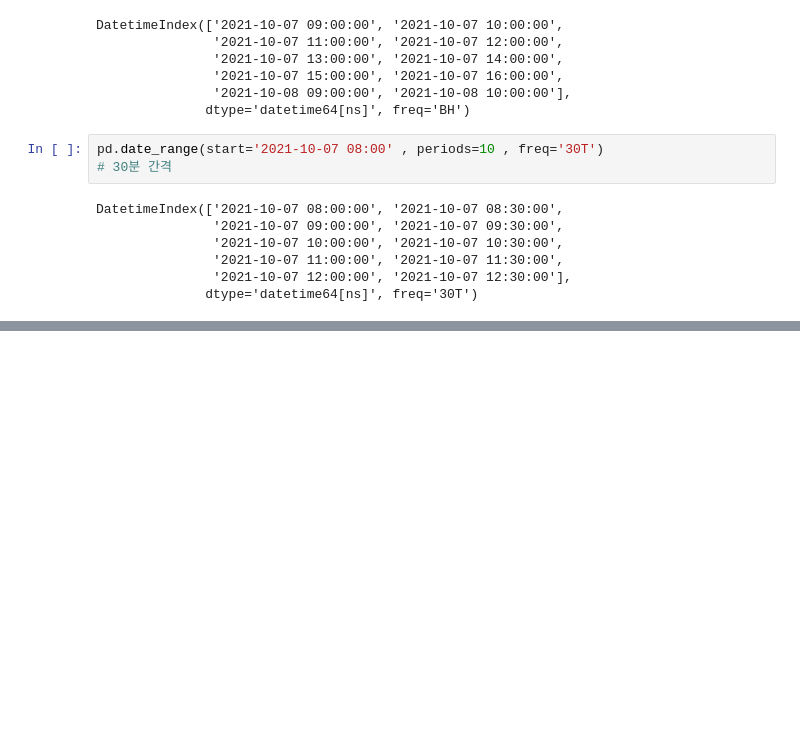
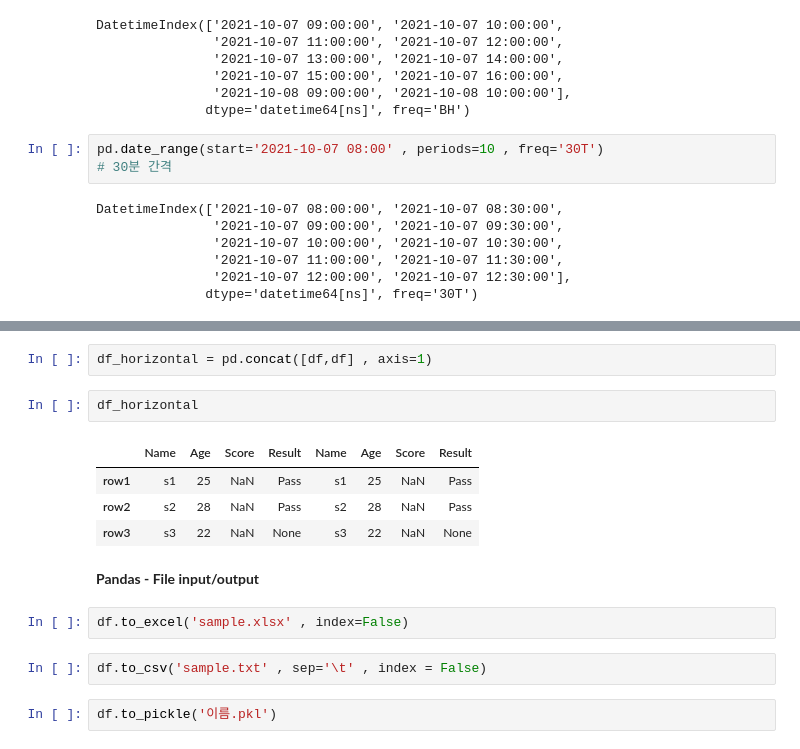
Before and after one commit to bglepark/TIL, a Jupyter notebook: Python/Pandas/2_Pandas.ipynb, the cells around one changed output, grey strips where cells are left out. Drawn from its saved outputs; the diff is of its cells as text; blank space fills up the shorter version.

```diff
--- a/Python/Pandas/2_Pandas.ipynb
+++ b/Python/Pandas/2_Pandas.ipynb
@@ -901,0 +1293,17 @@ DatetimeIndex(['2021-10-07 08:00:00', '2021-10-07 08:30:00',
+# %%
+df_horizontal = pd.concat([df,df] , axis=1)
+# %%
+df_horizontal
+# %% [output]
+|  | Name | Age | Score | Result | Name | Age | Score | Result |
+| row1 | s1 | 25 | NaN | Pass | s1 | 25 | NaN | Pass |
+| row2 | s2 | 28 | NaN | Pass | s2 | 28 | NaN | Pass |
+| row3 | s3 | 22 | NaN | None | s3 | 22 | NaN | None |
+# %% [markdown]
+**Pandas - File input/output**
+# %%
+df.to_excel('sample.xlsx' , index=False)
+# %%
+df.to_csv('sample.txt' , sep='\t' , index = False)
+# %%
+df.to_pickle('이름.pkl')
```
Also changed, not shown: parts of 76 cells of this notebook.
